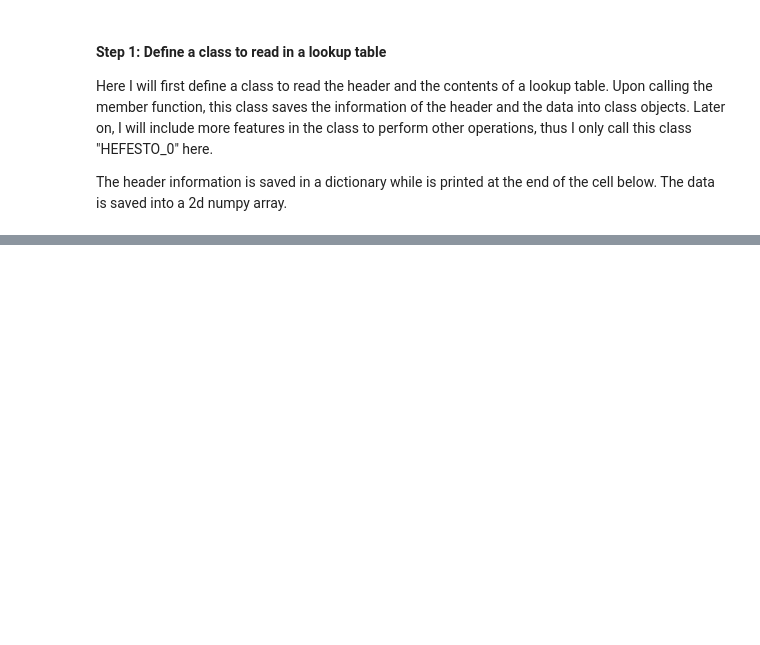
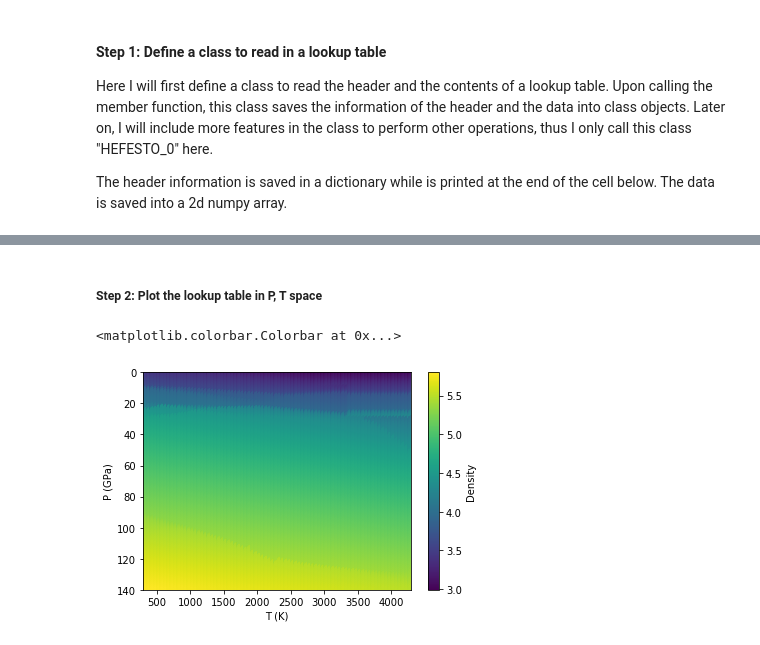
Before and after one commit to lhy11009/aspectLib, a Jupyter notebook: jupyter_notebooks/Phase-transition/HeFESTo.ipynb, the cells around one changed output, grey strips where cells are left out. Cells and saved outputs as stored; diff of their text form; code cells hidden in the pictures; blank space fills up the shorter version.

```diff
--- a/jupyter_notebooks/Phase-transition/HeFESTo.ipynb
+++ b/jupyter_notebooks/Phase-transition/HeFESTo.ipynb
@@ -100,7 +100,7 @@ class HEFESTO_0():
             self.header = ReadHeader(fin)
 
         print("Reading Data: %s" % path)
-        self.data = np.genfromtxt(path, comments='#', filling_values=0.0)
+        self.data = np.genfromtxt(path, skip_header=1, comments='#', filling_values=0.0)
 
 
 hfile = "/home/lochy/ASPECT_PROJECT/aspectLib/large_data_files/Lookup2011/pyrolite.56"
@@ -114,0 +122,25 @@ print(Hefesto.data.shape)
+# %% [markdown]
+##### Step 2: Plot the lookup table in P, T space
+# %%
+col_P = Hefesto.header['P']['col']
+Ps = Hefesto.data[:, col_P]
+col_T = Hefesto.header['T']['col']
+Ts = Hefesto.data[:, col_T]
+col_density = Hefesto.header['Density']['col']
+Densities = Hefesto.data[:, col_density]
+Tmin = np.min(Ts)
+Tmax = np.max(Ts)
+Pmin = np.min(Ps)
+Pmax = np.max(Ps)
+fig, ax = plt.subplots()
+
+h = ax.scatter(Ts, Ps, c=Densities)
+ax.set_xlabel("T (K)")
+ax.set_xlim([Tmin, Tmax])
+ax.set_ylabel("P (GPa)")
+ax.set_ylim([Pmin, Pmax])
+ax.invert_yaxis()
+fig.colorbar(h, ax=ax, label="Density")
+# %% [output]
+<matplotlib.colorbar.Colorbar at 0x...>
+[figure, added]
```
Also changed, not shown: parts of 1 cell of this notebook, 1 other file.
